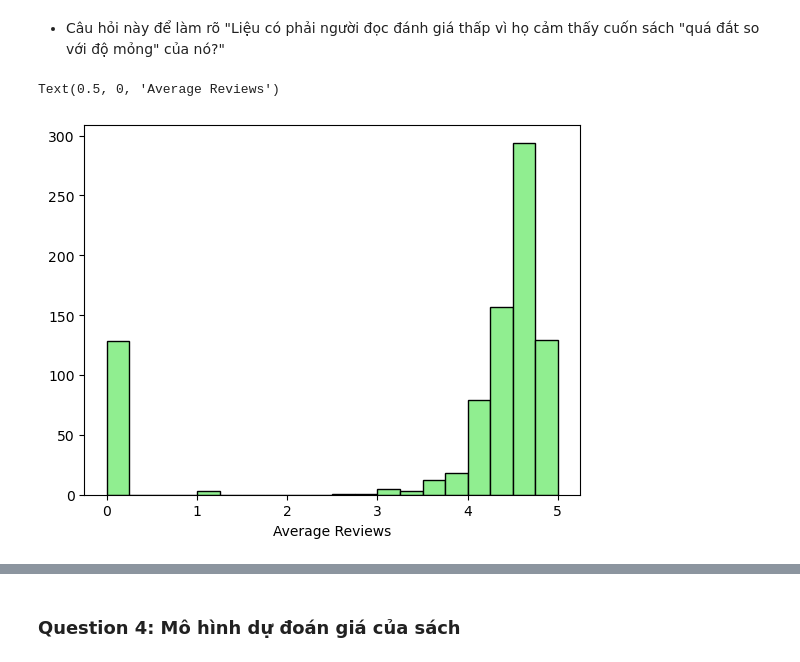
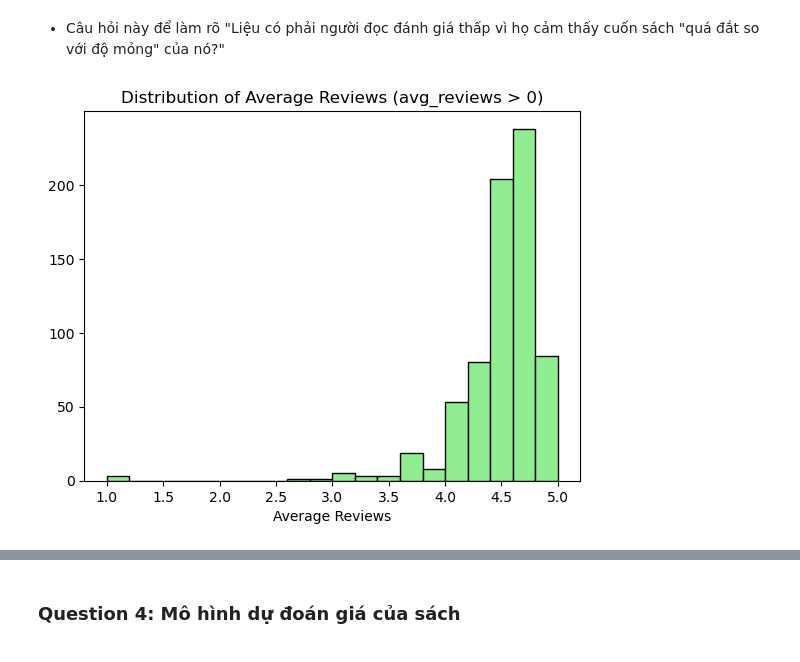
Before and after one commit to dihungg/amazonbook, a Jupyter notebook: Question.ipynb, the cells around one changed output, grey strips where cells are left out. Saved outputs shown, nothing was run; the diff lists cells and outputs as text; code cells hidden in the pictures.

```diff
--- a/Question.ipynb
+++ b/Question.ipynb
@@ -170,7 +144,7 @@ dtype: object
 # %%
 # Xử lý phần trăm thiếu ở các cột quan trọng
-# Đối với cột price thay giá trị nan bằng unknown
-Amazon_books['price'].fillna('unknown', inplace=True)
+# # Đối với cột price thay giá trị nan bằng unknown
+# Amazon_books['price'].fillna('unknown', inplace=True)
 
 # Thay giá trị 0 với các cột
 cols_fill_zero = [
@@ -186,7 +160,3 @@ cols_fill_mean = ['weight_lbs', 'volume']
 for col in cols_fill_mean:
     mean_value = Amazon_books[col].mean()
     Amazon_books[col] = Amazon_books[col].fillna(mean_value)
-
-# Thay giá trị xuất hiện nhiều nhất với cột pages
-most_frequent_pages = Amazon_books['pages'].mode()[0]
-Amazon_books['pages'] = Amazon_books['pages'].fillna(most_frequent_pages)
@@ -501,11 +453,17 @@ plt.show()
 Amazon_books_Q3 = Amazon_books.copy()
 # %%
 #Xem phân phối dữ liệu cột avg_reviews
-plt.hist(Amazon_books_Q3['avg_reviews'].dropna(), bins=20, color='lightgreen', edgecolor='black')
+plt.hist(
+    Amazon_books_Q3.loc[Amazon_books_Q3['avg_reviews'] > 0, 'avg_reviews'],
+    bins=20,
+    color='lightgreen',
+    edgecolor='black'
+)
 plt.xlabel('Average Reviews')
+plt.title('Distribution of Average Reviews (avg_reviews > 0)')
+plt.show()
 # %% [output]
-Text(0.5, 0, 'Average Reviews')
-[figure, old version]
+[figure, new version]
 # %%
 # Loại bỏ dòng không thể tính Price per Page
 Amazon_books_Q3 = Amazon_books_Q3.dropna(subset=['price', 'pages'])
```
Also changed, not shown: parts of 24 cells of this notebook.
